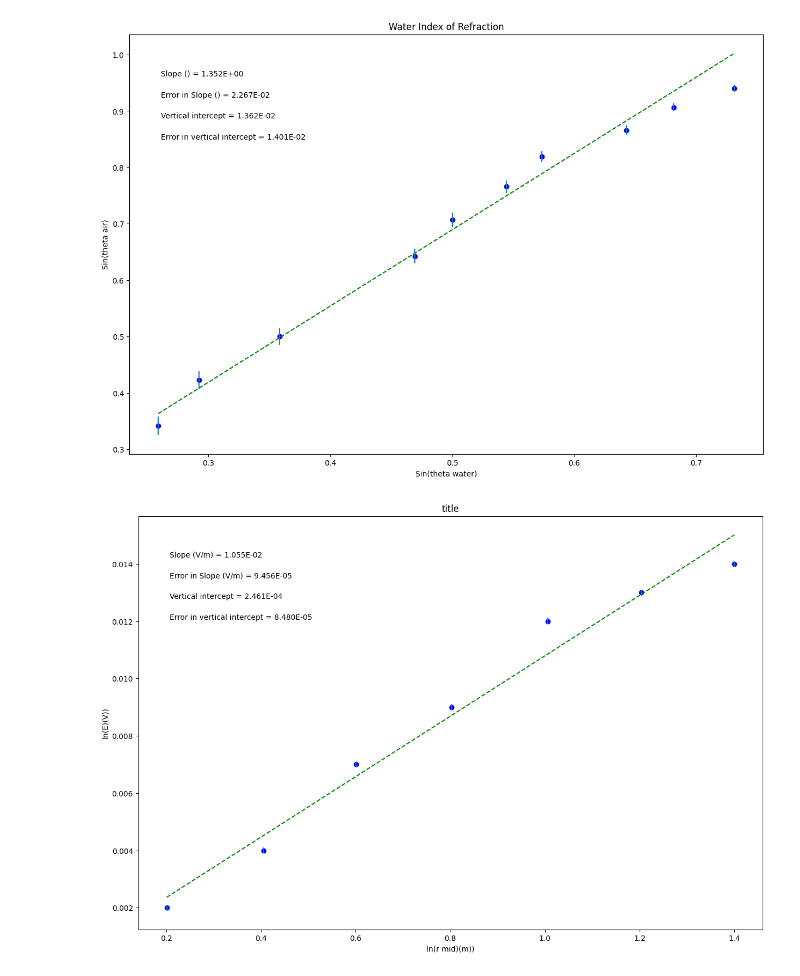
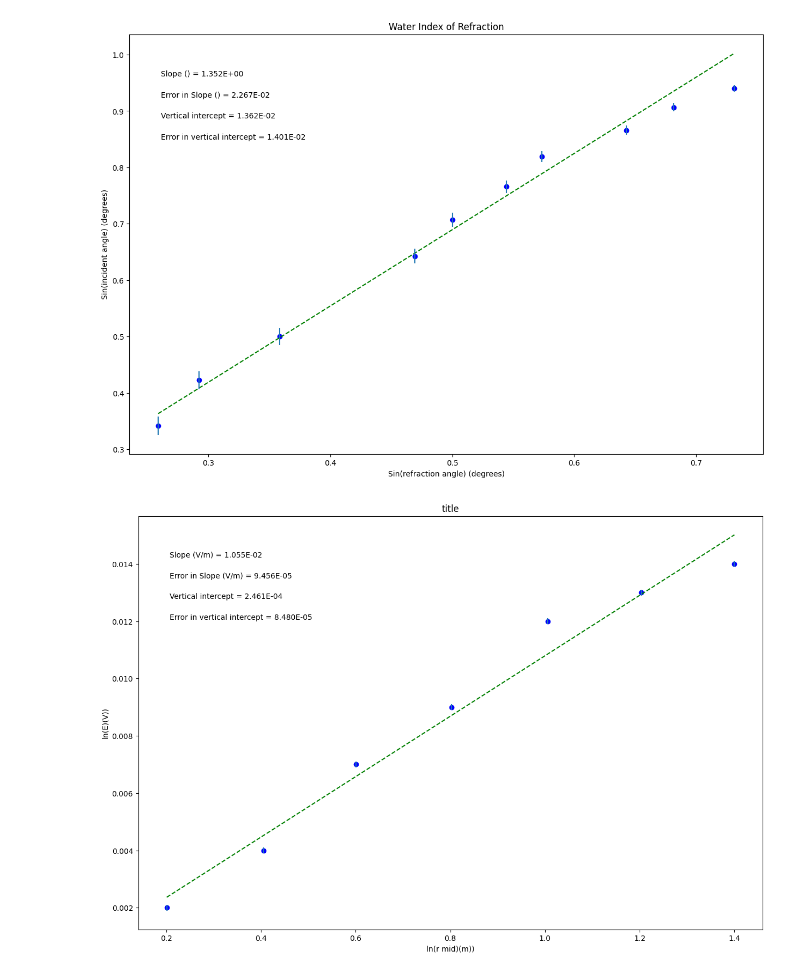
Before and after one commit to catherine0518/Physics-Lab-Fall, a Jupyter notebook: Copy_of_Index_of_Refraction.ipynb, the cells around one changed output. Drawn from its saved outputs; the diff is of its cells as text; code cells hidden in the pictures.

```diff
--- a/Copy_of_Index_of_Refraction.ipynb
+++ b/Copy_of_Index_of_Refraction.ipynb
@@ -38,8 +38,8 @@ dy = err_vertical        #this should be your error in y array
 #UPDATE EACH OF THESE 4 STRINGS FOR YOUR PLOT LABELS AS YOU WANT THEM TO APPEAR
 
 plot_title= 'Water Index of Refraction'
-x_label= 'Sin(theta water)'
-y_label= 'Sin(theta air)'
+x_label= 'Sin(refraction angle) (degrees)'
+y_label= 'Sin(incident angle) (degrees)'
 slope_units= ''
 
 #UPDATE ANNOTATION PLACEMENT SO IT'S OUT OF WAY OF PLOTTED DATA AND BEST FIT LINE
@@ -92,34 +92,34 @@ elif annotation_placement==3 or annotation_placement==4:
 #Don't need to change anything in this section!
 
 #Plot data on graph. Plot error bars and place values for slope,
 #error in slope, and vertical intercept (plus error) on the plot using "annotate"
 
 plt.figure(figsize=(15,10))
 
 plt.plot(x, fit, color='green', linestyle='--')
 plt.scatter(x, y, color='blue', marker='o')
 
 plt.xlabel(x_label)
 plt.ylabel(y_label)
 plt.title(plot_title)
 
 plt.errorbar(x, y, yerr=dy, xerr=None, fmt="none") #don't need to plot x error bars
 
 plt.annotate('Slope ({}) = {value:.{digits}E}'.format(slope_units,value=m, digits=3),
              (xpos, ypos[0]), xycoords='axes fraction')
 
 plt.annotate('Error in Slope ({}) = {value:.{digits}E}'.format(slope_units,value=dm, digits=3),
              (xpos, ypos[1]), xycoords='axes fraction')
 
 plt.annotate('Vertical intercept = {value:.{digits}E}'.format(value=b, digits=3),
              (xpos, ypos[2]), xycoords='axes fraction')
 
 plt.annotate('Error in vertical intercept = {value:.{digits}E}'.format(value=db, digits=3),
              (xpos, ypos[3]), xycoords='axes fraction')
 
 plt.show()
 # %% [output]
-[figure, old version]
+[figure, new version]
 # %%
 #PHSX 216 & 218 plotting code
 #Brianna Beller
```
